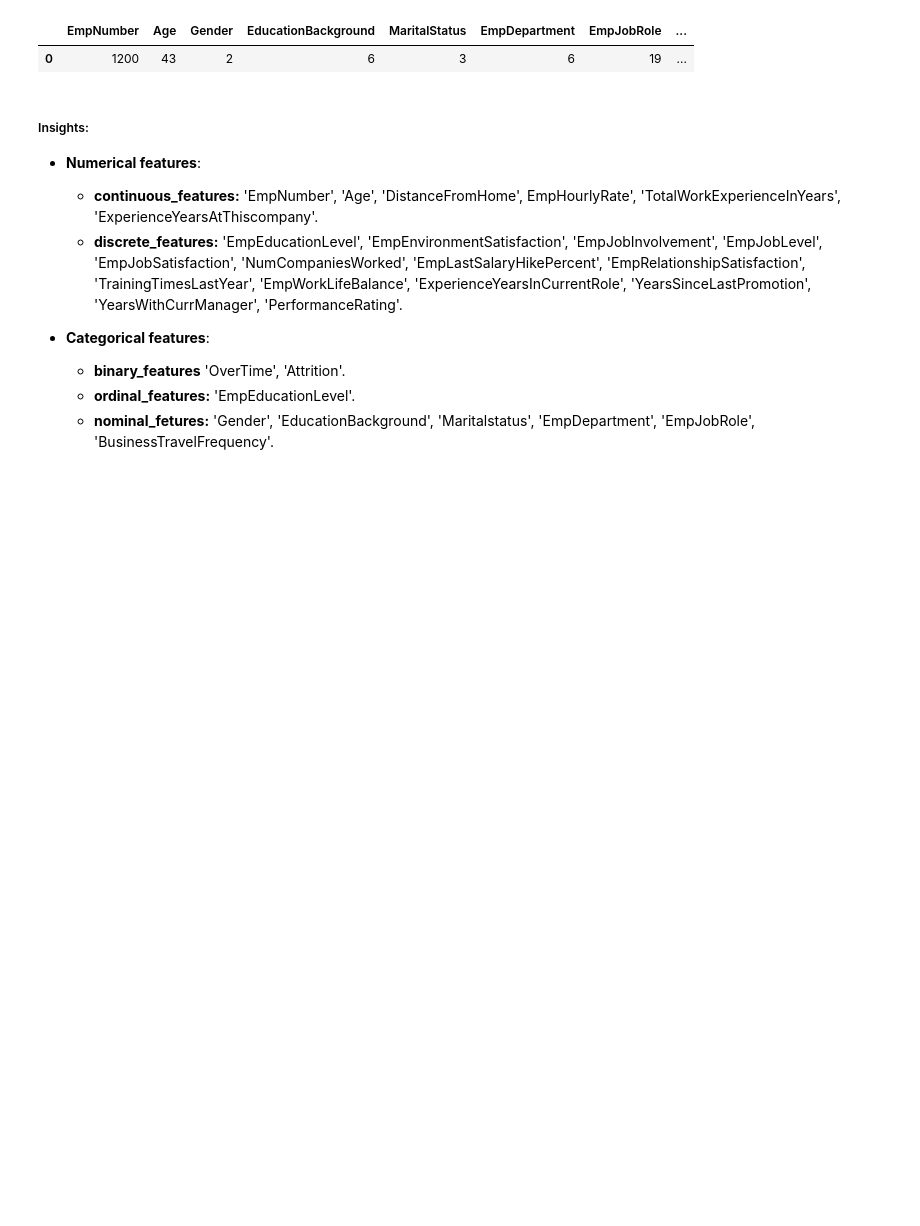
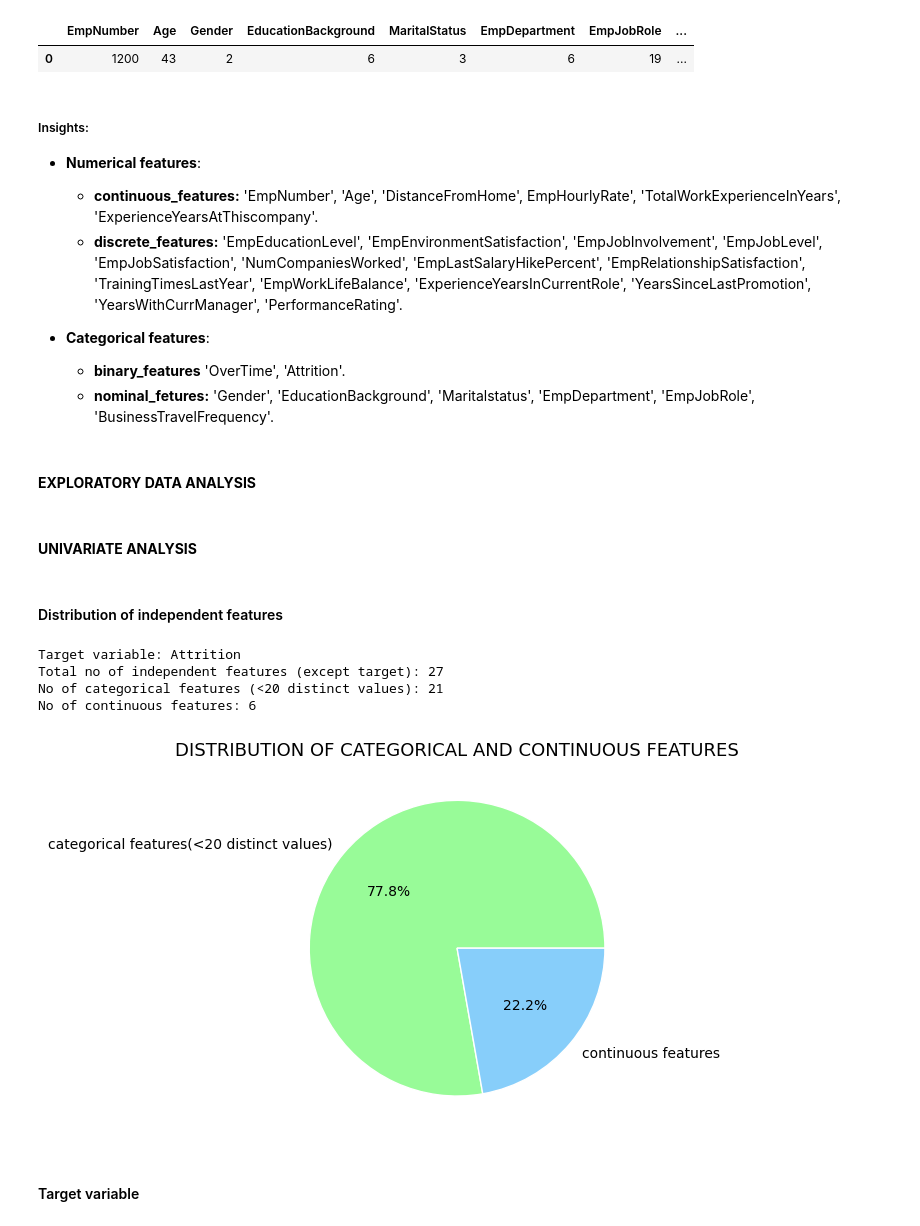
Before and after one commit to shanusaras/Employee_Performance_Analysis, a Jupyter notebook: Project.ipynb, the cells around one changed output. Drawn from its saved outputs; the diff is of its cells as text; code cells hidden in the pictures; blank space fills up the shorter version.

Commit message:
independent features' and the target variable's distribution is interpreted

```diff
--- a/Project.ipynb
+++ b/Project.ipynb
@@ -305,5 +305,42 @@ data.nunique().to_frame().T.style.background_gradient(cmap= 'cool')
 
 - **Categorical features**:
   -  **binary_features** 'OverTime', 'Attrition'.
-  -  **ordinal_features:** 'EmpEducationLevel'.
   -  **nominal_fetures:** 'Gender', 'EducationBackground', 'Maritalstatus', 'EmpDepartment', 'EmpJobRole', 'BusinessTravelFrequency'.
+# %% [markdown]
+#### **EXPLORATORY DATA ANALYSIS**
+# %% [markdown]
+#### **UNIVARIATE ANALYSIS**
+# %% [markdown]
+#### Distribution of independent features
+# %%
+target = 'Attrition'
+independent_features= [column for column in data.drop(target, axis=1)]
+
+# let's take a threshold of less than 20 unique values for a feature to be
+# considered as a categorical feature
+categorical_features= [column for column in independent_features if data[column].nunique() < 20]
+continuous_features= [column for column in independent_features if data[column].nunique() >=20]
+
+print(f'Target variable: {target}\nTotal no of independent features (except target): {len(independent_features)}')
+print(f'No of categorical features (<20 distinct values): {len(categorical_features)}')
+print(f'No of continuous features: {len(continuous_features)}')
+# %% [output]
+Target variable: Attrition
+Total no of independent features (except target): 27
+No of categorical features (<20 distinct values): 21
+No of continuous features: 6
+# %%
+# pie chart showing the distribution
+plt.pie([len(categorical_features), len(continuous_features)],
+        labels= ['categorical features(<20 distinct values)', 'continuous features'],
+        colors= ['palegreen','lightskyblue'],
+        textprops= {'fontsize': 10},
+        wedgeprops= {'edgecolor': 'white'},
+        autopct= '%.1f%%')
+
+plt.title('DISTRIBUTION OF CATEGORICAL AND CONTINUOUS FEATURES', fontsize= 13)
+plt.show()
+# %% [output]
+[figure, added]
+# %% [markdown]
+#### Target variable
```
Also changed, not shown: parts of 3 cells of this notebook.
